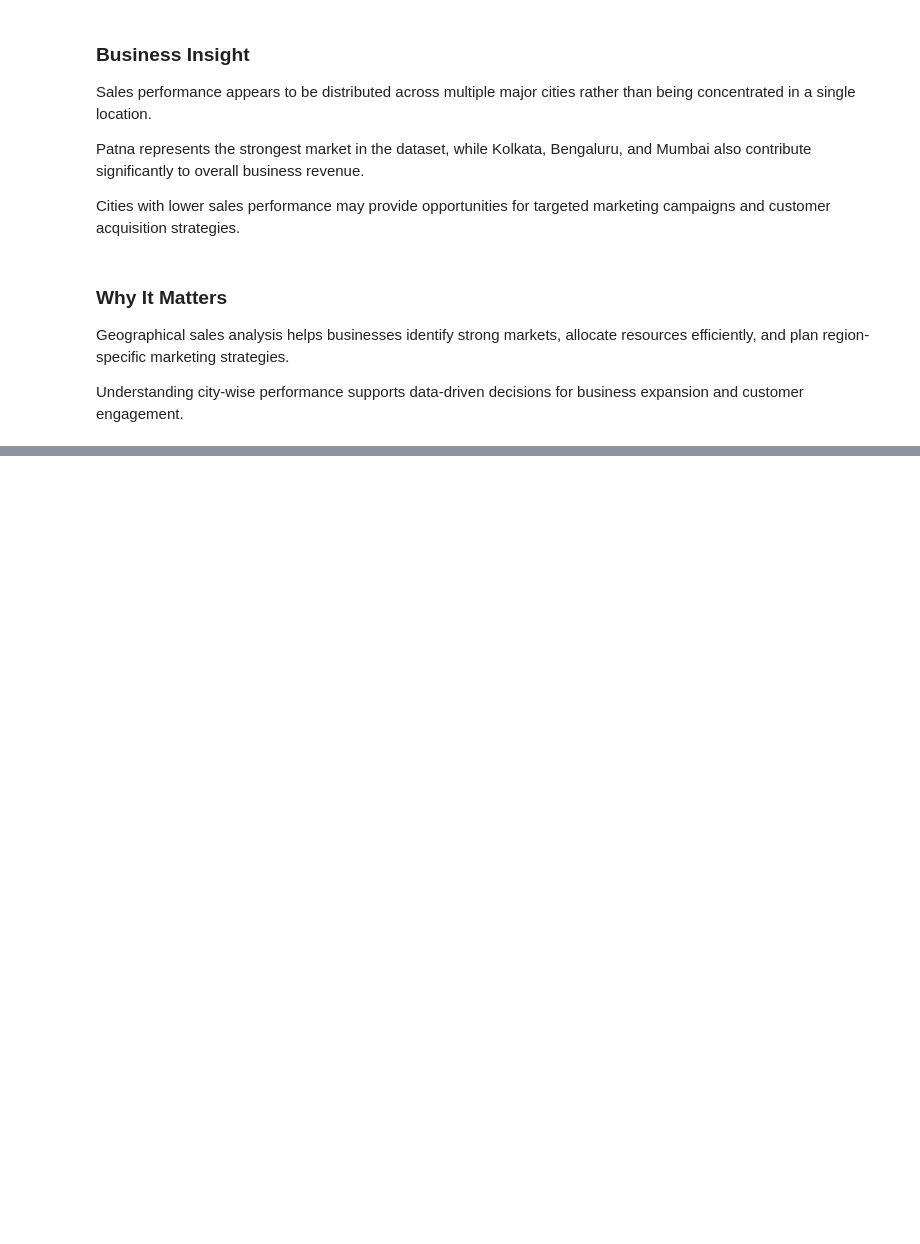
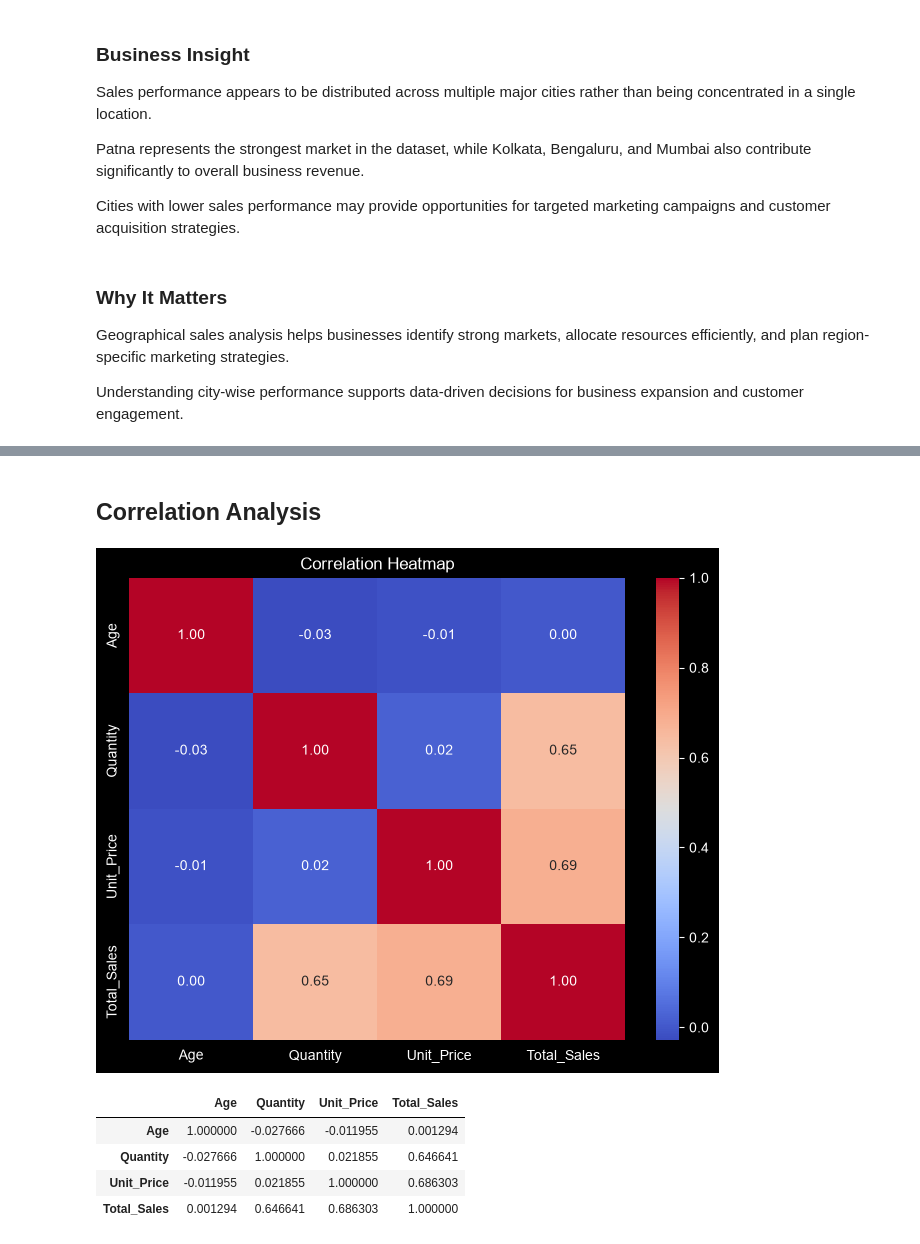
Before and after one commit to Sunita-lab/ApexPlanet-Internship-Ecommerce-Customer-Analytics, a Jupyter notebook: task 02 - EDA and business analytics/eda_and_business_analytics.ipynb, the cells around one changed output, grey strips where cells are left out. Drawn from its saved outputs; the diff is of its cells as text; code cells hidden in the pictures; blank space fills up the shorter version.

```diff
--- a/task 02 - EDA and business analytics/eda_and_business_analytics.ipynb
+++ b/task 02 - EDA and business analytics/eda_and_business_analytics.ipynb
@@ -913,0 +1021,27 @@ Understanding city-wise performance supports data-driven decisions for business
+# %% [markdown]
+## Correlation Analysis
+# %%
+numeric_cols = ['Age', 'Quantity', 'Unit_Price', 'Total_Sales']
+
+correlation_matrix = df[numeric_cols].corr()
+
+plt.figure(figsize=(8,6))
+
+sns.heatmap(
+    correlation_matrix,
+    annot=True,
+    cmap='coolwarm',
+    fmt='.2f'
+)
+
+plt.title('Correlation Heatmap')
+plt.show()
+
+correlation_matrix
+# %% [output]
+[figure, added]
+|  | Age | Quantity | Unit_Price | Total_Sales |
+| Age | 1.000000 | -0.027666 | -0.011955 | 0.001294 |
+| Quantity | -0.027666 | 1.000000 | 0.021855 | 0.646641 |
+| Unit_Price | -0.011955 | 0.021855 | 1.000000 | 0.686303 |
+| Total_Sales | 0.001294 | 0.646641 | 0.686303 | 1.000000 |
```
Also changed, not shown: parts of 16 cells of this notebook.
